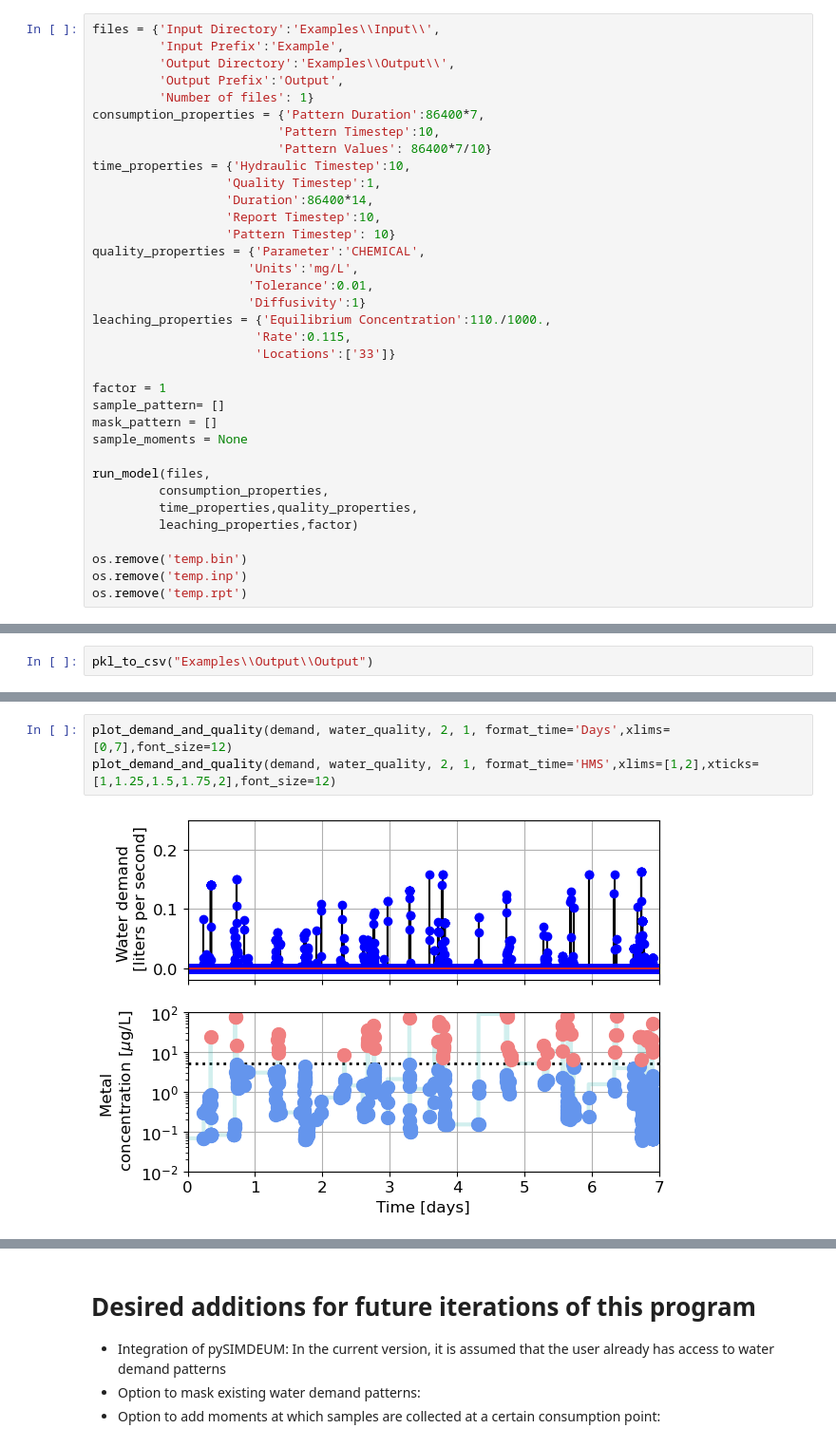
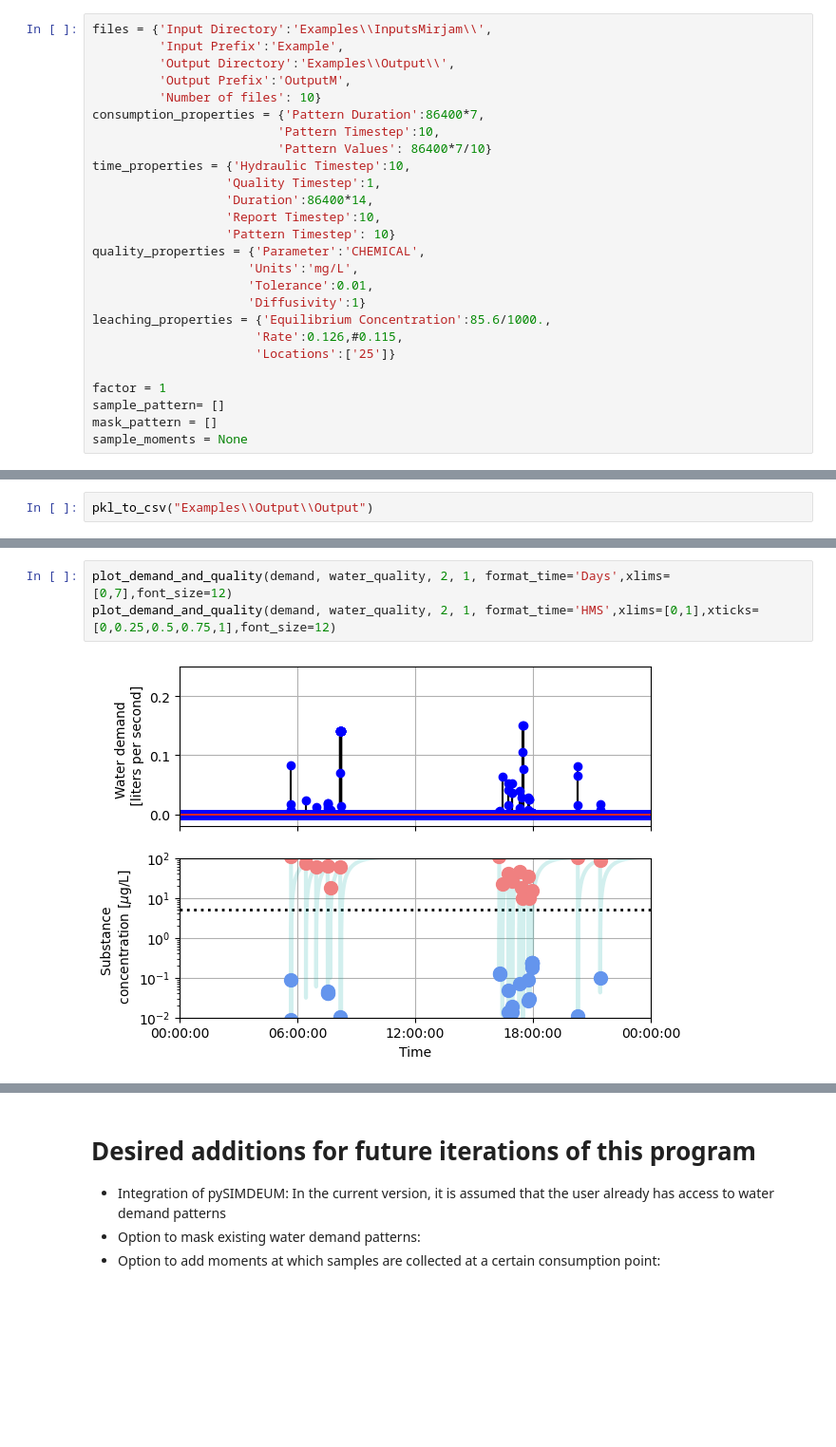
Before and after one commit to KWR-Water/Jupyter-PremisePlumbingLeach, a Jupyter notebook: LEadGO.ipynb, the cells around one changed output, grey strips where cells are left out. Shown: that part at 95% size. Cells and saved outputs as stored; diff of their text form; blank space fills up the shorter version.

```diff
--- a/LEadGO.ipynb
+++ b/LEadGO.ipynb
@@ -99,11 +99,11 @@ The following inputs necessary to successfully run the program:
 <b>Tip:</b> The progress of the function in terms of performing the simulations is visible in the terminal below the cell. The simulations can last from anywhere between minutes to hours depending on the selection of the input parameters.
 </div>
 # %%
-files = {'Input Directory':'Examples\\Input\\',
+files = {'Input Directory':'Examples\\InputsMirjam\\',
          'Input Prefix':'Example',
          'Output Directory':'Examples\\Output\\',
-         'Output Prefix':'Output',
-         'Number of files': 1}
+         'Output Prefix':'OutputM',
+         'Number of files': 10}
 consumption_properties = {'Pattern Duration':86400*7,
                          'Pattern Timestep':10,
                          'Pattern Values': 86400*7/10}
@@ -116,20 +116,11 @@ quality_properties = {'Parameter':'CHEMICAL',
                      'Units':'mg/L',
                      'Tolerance':0.01,
                      'Diffusivity':1}
-leaching_properties = {'Equilibrium Concentration':110./1000.,
-                      'Rate':0.115,
-                      'Locations':['33']}
+leaching_properties = {'Equilibrium Concentration':85.6/1000.,
+                      'Rate':0.126,#0.115,
+                      'Locations':['25']}
 
 factor = 1
 sample_pattern= []
 mask_pattern = []
 sample_moments = None
-
-run_model(files,
-         consumption_properties,
-         time_properties,quality_properties,
-         leaching_properties,factor)
-
-os.remove('temp.bin')
-os.remove('temp.inp')
-os.remove('temp.rpt')
@@ -231,5 +245,5 @@ Presenting the time series of metal concentrations at a consumption point is an
 # %%
 plot_demand_and_quality(demand, water_quality, 2, 1, format_time='Days',xlims=[0,7],font_size=12)
-plot_demand_and_quality(demand, water_quality, 2, 1, format_time='HMS',xlims=[1,2],xticks=[1,1.25,1.5,1.75,2],font_size=12)
+plot_demand_and_quality(demand, water_quality, 2, 1, format_time='HMS',xlims=[0,1],xticks=[0,0.25,0.5,0.75,1],font_size=12)
 # %% [output]
-[figure, old version]
+[figure, new version]
```
Also changed, not shown: parts of 21 cells of this notebook.
